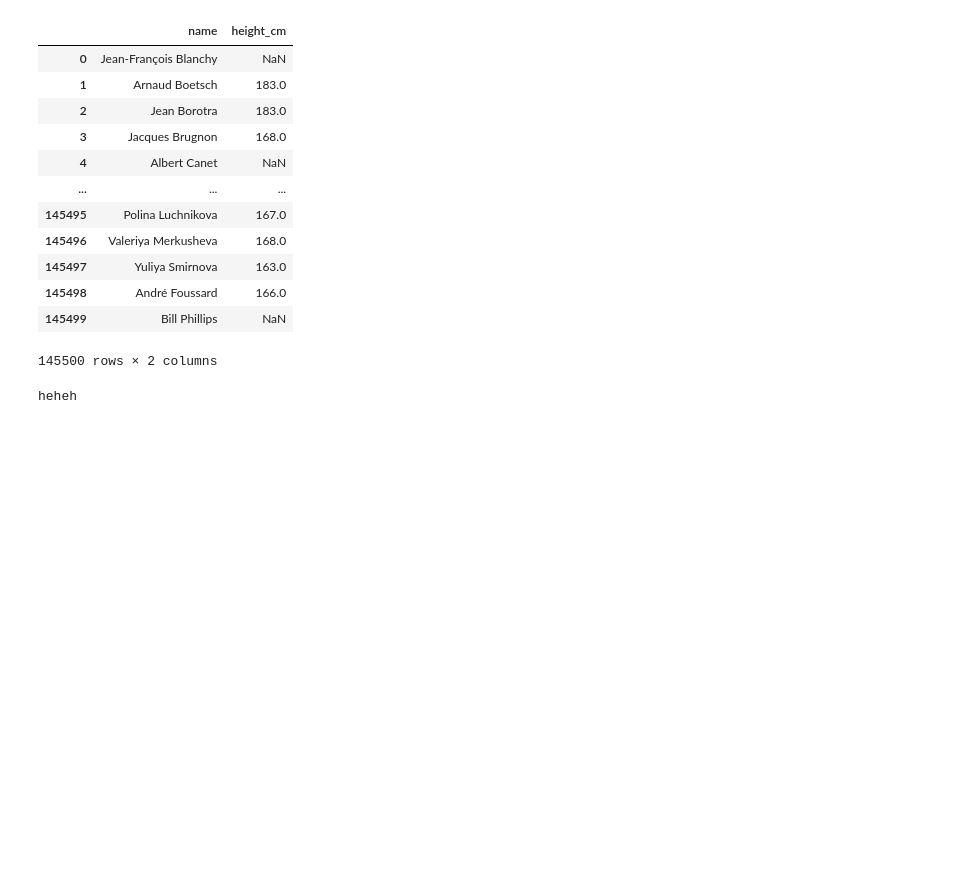
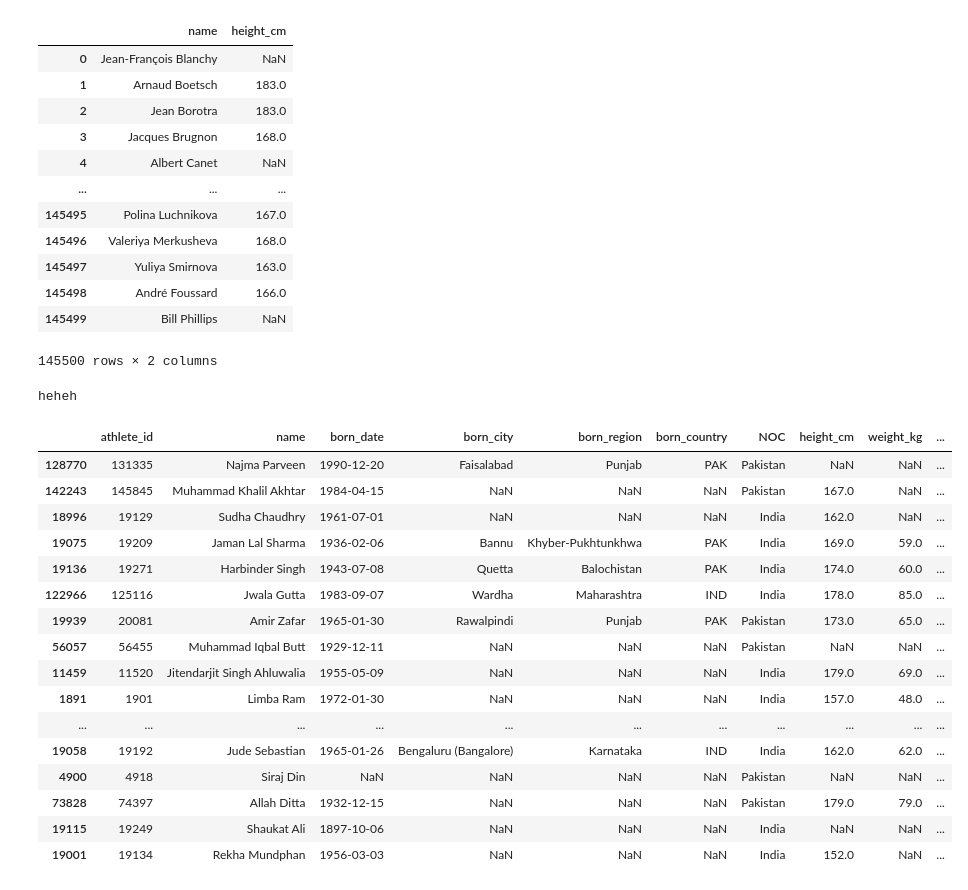
Before and after one commit to shozzCodes/AI-and-Machine-learning, a Jupyter notebook: Pandas/Basics/test.ipynb, the cells around one changed output. Saved outputs shown, nothing was run; the diff lists cells and outputs as text; code cells hidden in the pictures; blank space fills up the shorter version.

Commit message:
learning data filtering with sample bios data

```diff
--- a/Pandas/Basics/test.ipynb
+++ b/Pandas/Basics/test.ipynb
@@ -109,3 +109,25 @@ df[:][['name', 'height_cm']]
 print("heheh")
 # %% [output]
 heheh
+# %%
+df[df['born_region'].str.contains("england", case=False)]
+df["NOC"].unique()
+df[df["NOC"].isin(["Pakistan", "India"])].sample(20)
+# %% [output]
+|  | athlete_id | name | born_date | born_city | born_region | born_country | NOC | height_cm | weight_kg | ... |
+| 128770 | 131335 | Najma Parveen | 1990-12-20 | Faisalabad | Punjab | PAK | Pakistan | NaN | NaN | ... |
+| 142243 | 145845 | Muhammad Khalil Akhtar | 1984-04-15 | NaN | NaN | NaN | Pakistan | 167.0 | NaN | ... |
+| 18996 | 19129 | Sudha Chaudhry | 1961-07-01 | NaN | NaN | NaN | India | 162.0 | NaN | ... |
+| 19075 | 19209 | Jaman Lal Sharma | 1936-02-06 | Bannu | Khyber-Pukhtunkhwa | PAK | India | 169.0 | 59.0 | ... |
+| 19136 | 19271 | Harbinder Singh | 1943-07-08 | Quetta | Balochistan | PAK | India | 174.0 | 60.0 | ... |
+| 122966 | 125116 | Jwala Gutta | 1983-09-07 | Wardha | Maharashtra | IND | India | 178.0 | 85.0 | ... |
+| 19939 | 20081 | Amir Zafar | 1965-01-30 | Rawalpindi | Punjab | PAK | Pakistan | 173.0 | 65.0 | ... |
+| 56057 | 56455 | Muhammad Iqbal Butt | 1929-12-11 | NaN | NaN | NaN | Pakistan | NaN | NaN | ... |
+| 11459 | 11520 | Jitendarjit Singh Ahluwalia | 1955-05-09 | NaN | NaN | NaN | India | 179.0 | 69.0 | ... |
+| 1891 | 1901 | Limba Ram | 1972-01-30 | NaN | NaN | NaN | India | 157.0 | 48.0 | ... |
+| ... | ... | ... | ... | ... | ... | ... | ... | ... | ... | ... |
+| 19058 | 19192 | Jude Sebastian | 1965-01-26 | Bengaluru (Bangalore) | Karnataka | IND | India | 162.0 | 62.0 | ... |
+| 4900 | 4918 | Siraj Din | NaN | NaN | NaN | NaN | Pakistan | NaN | NaN | ... |
+| 73828 | 74397 | Allah Ditta | 1932-12-15 | NaN | NaN | NaN | Pakistan | 179.0 | 79.0 | ... |
+| 19115 | 19249 | Shaukat Ali | 1897-10-06 | NaN | NaN | NaN | India | NaN | NaN | ... |
+| 19001 | 19134 | Rekha Mundphan | 1956-03-03 | NaN | NaN | NaN | India | 152.0 | NaN | ... |
```
